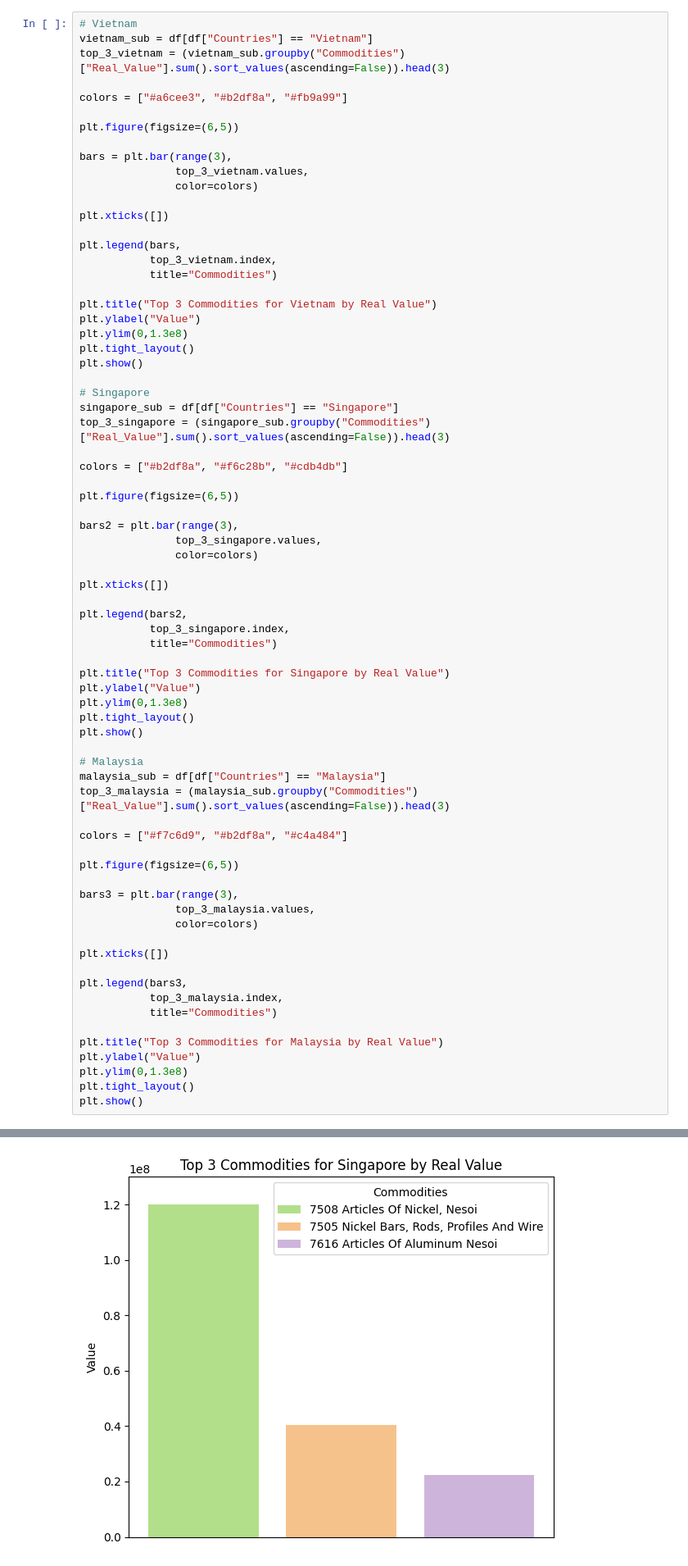
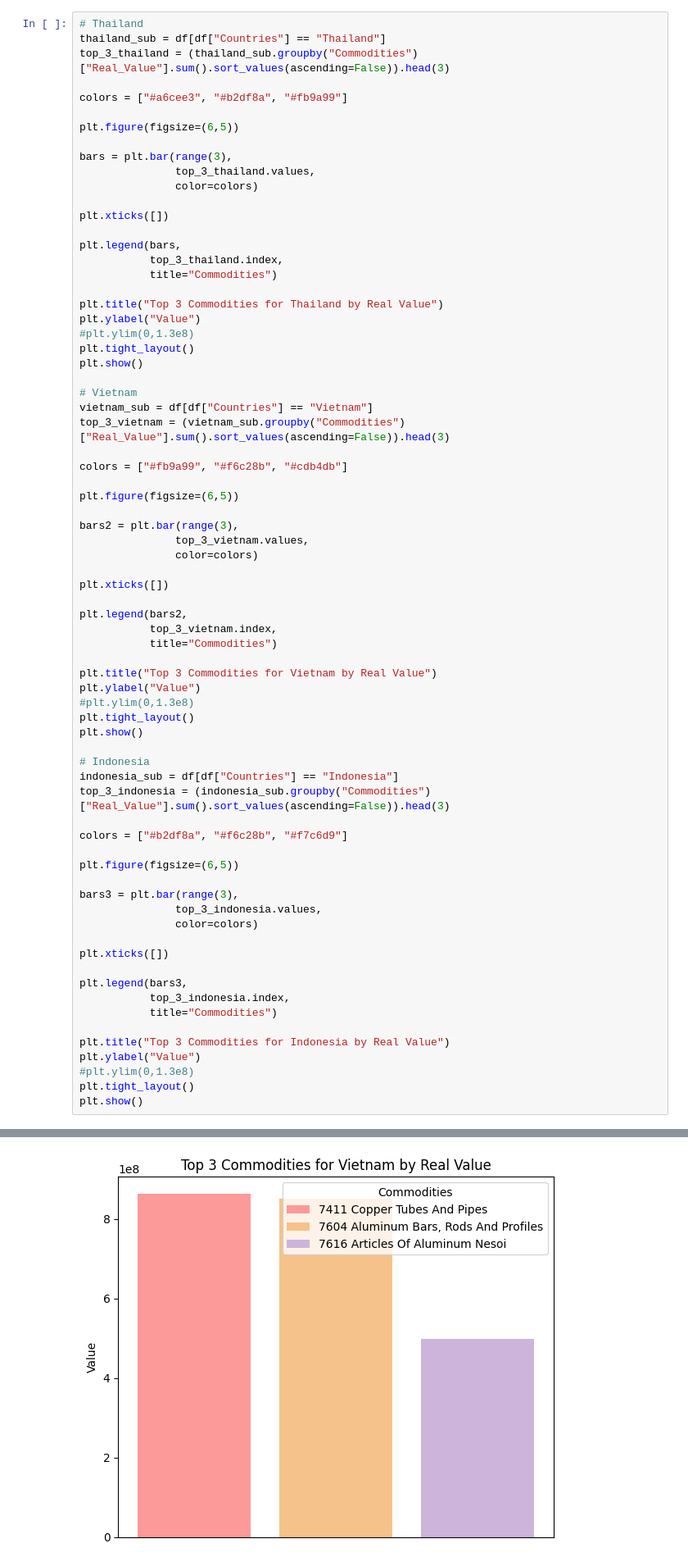
Before and after one commit to rutvikarnik5/Seed2s-Reveal-Unified-Methodology, a Jupyter notebook: Retrospective Team/EDA.ipynb, the cells around one changed output, grey strips where cells are left out. Shown at 82% size. Cells and saved outputs as stored; diff of their text form.

```diff
--- a/Retrospective Team/EDA.ipynb
+++ b/Retrospective Team/EDA.ipynb
@@ -138,73 +125,73 @@ plt.show()
 # %%
-# Vietnam
-vietnam_sub = df[df["Countries"] == "Vietnam"]
-top_3_vietnam = (vietnam_sub.groupby("Commodities")["Real_Value"].sum().sort_values(ascending=False)).head(3)
+# Thailand
+thailand_sub = df[df["Countries"] == "Thailand"]
+top_3_thailand = (thailand_sub.groupby("Commodities")["Real_Value"].sum().sort_values(ascending=False)).head(3)
 
 colors = ["#a6cee3", "#b2df8a", "#fb9a99"]
 
 plt.figure(figsize=(6,5))
 
 bars = plt.bar(range(3),
+               top_3_thailand.values,
+               color=colors)
+
+plt.xticks([])
+
+plt.legend(bars,
+           top_3_thailand.index,
+           title="Commodities")
+
+plt.title("Top 3 Commodities for Thailand by Real Value")
+plt.ylabel("Value")
+#plt.ylim(0,1.3e8)
+plt.tight_layout()
+plt.show()
+
+# Vietnam
+vietnam_sub = df[df["Countries"] == "Vietnam"]
+top_3_vietnam = (vietnam_sub.groupby("Commodities")["Real_Value"].sum().sort_values(ascending=False)).head(3)
+
+colors = ["#fb9a99", "#f6c28b", "#cdb4db"]
+
+plt.figure(figsize=(6,5))
+
+bars2 = plt.bar(range(3),
                top_3_vietnam.values,
                color=colors)
 
 plt.xticks([])
 
-plt.legend(bars,
+plt.legend(bars2,
            top_3_vietnam.index,
            title="Commodities")
 
 plt.title("Top 3 Commodities for Vietnam by Real Value")
 plt.ylabel("Value")
-plt.ylim(0,1.3e8)
+#plt.ylim(0,1.3e8)
 plt.tight_layout()
 plt.show()
 
-# Singapore
-singapore_sub = df[df["Countries"] == "Singapore"]
-top_3_singapore = (singapore_sub.groupby("Commodities")["Real_Value"].sum().sort_values(ascending=False)).head(3)
+# Indonesia
+indonesia_sub = df[df["Countries"] == "Indonesia"]
+top_3_indonesia = (indonesia_sub.groupby("Commodities")["Real_Value"].sum().sort_values(ascending=False)).head(3)
 
-colors = ["#b2df8a", "#f6c28b", "#cdb4db"]
-
-plt.figure(figsize=(6,5))
-
-bars2 = plt.bar(range(3),
-               top_3_singapore.values,
-               color=colors)
-
-plt.xticks([])
-
-plt.legend(bars2,
-           top_3_singapore.index,
-           title="Commodities")
-
-plt.title("Top 3 Commodities for Singapore by Real Value")
-plt.ylabel("Value")
-plt.ylim(0,1.3e8)
-plt.tight_layout()
-plt.show()
-
-# Malaysia
-malaysia_sub = df[df["Countries"] == "Malaysia"]
-top_3_malaysia = (malaysia_sub.groupby("Commodities")["Real_Value"].sum().sort_values(ascending=False)).head(3)
-
-colors = ["#f7c6d9", "#b2df8a", "#c4a484"]
+colors = ["#b2df8a", "#f6c28b", "#f7c6d9"]
 
 plt.figure(figsize=(6,5))
 
 bars3 = plt.bar(range(3),
-               top_3_malaysia.values,
+               top_3_indonesia.values,
                color=colors)
 
 plt.xticks([])
 
 plt.legend(bars3,
-           top_3_malaysia.index,
+           top_3_indonesia.index,
            title="Commodities")
 
-plt.title("Top 3 Commodities for Malaysia by Real Value")
+plt.title("Top 3 Commodities for Indonesia by Real Value")
 plt.ylabel("Value")
-plt.ylim(0,1.3e8)
+#plt.ylim(0,1.3e8)
 plt.tight_layout()
 plt.show()
 # %% [output]
@@ -212 +199 @@ plt.show()
-[figure, old version]
+[figure, new version]
```
Also changed, not shown: parts of 17 cells of this notebook, 1 other file.
